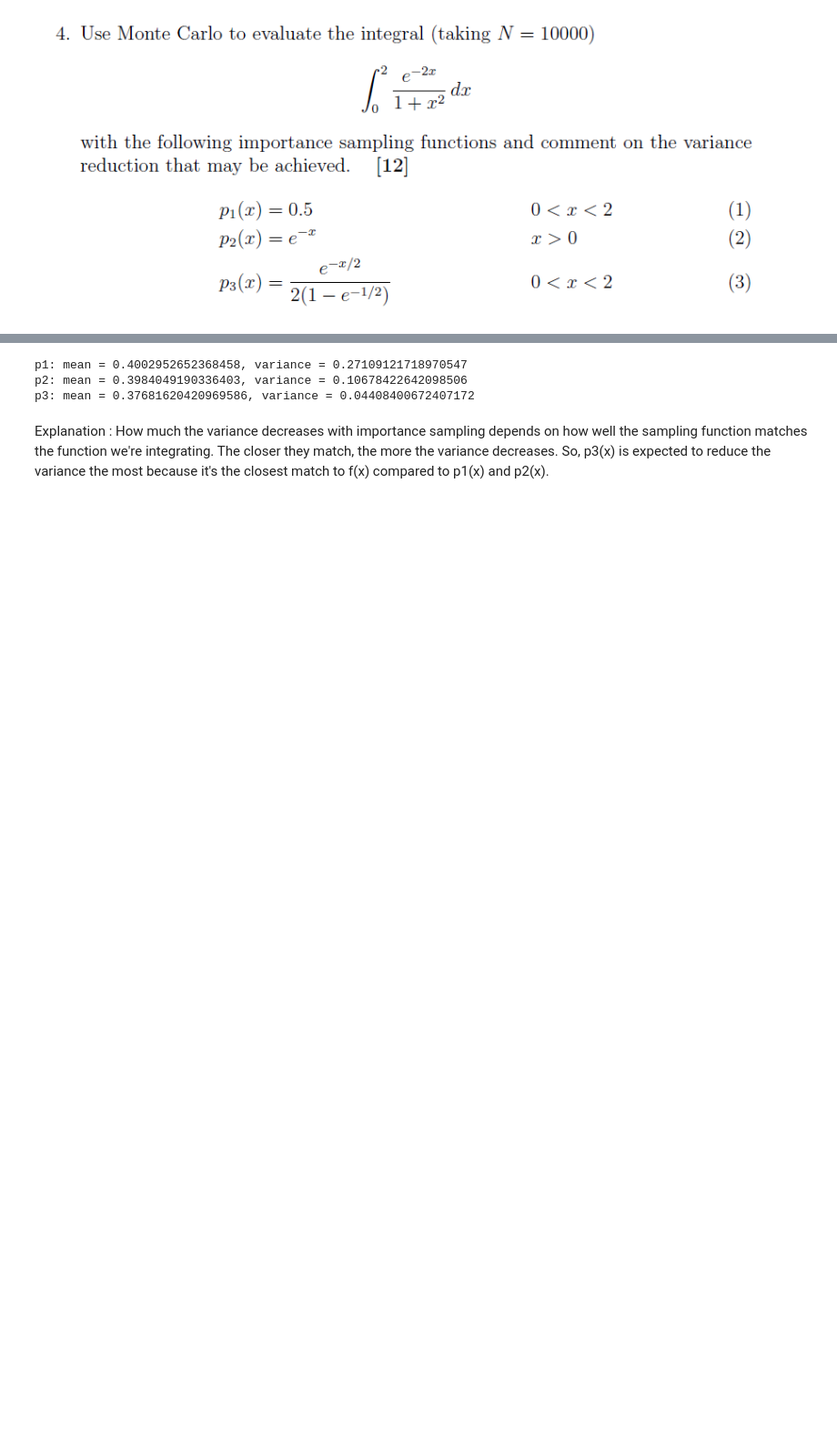
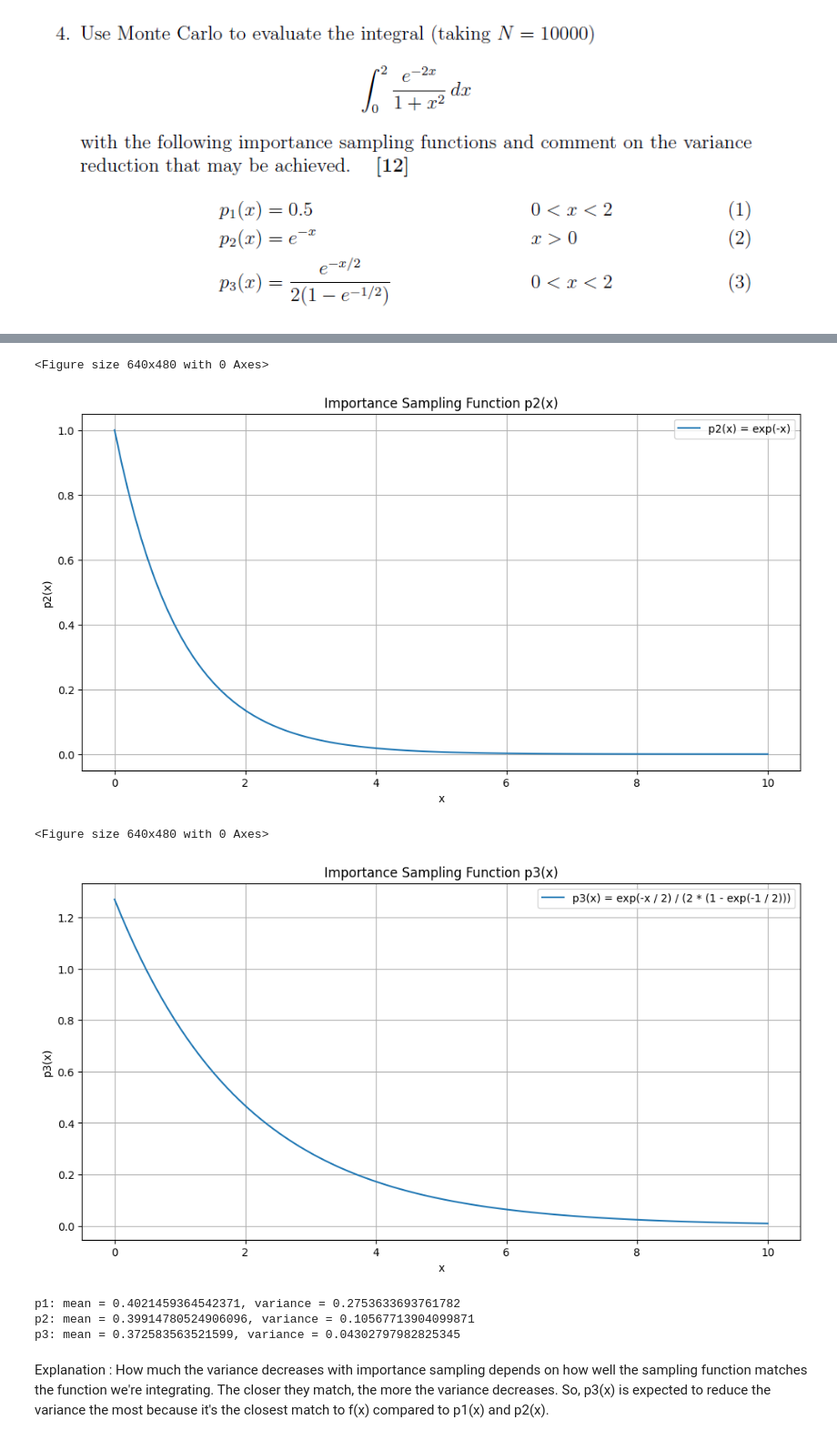
Before and after one commit to sumegha-niser/Computational-Physics, a Jupyter notebook: assignment4.ipynb, the cells around one changed output, grey strips where cells are left out. Shown: that part at 91% size. Drawn from its saved outputs; the diff is of its cells as text; code cells hidden in the pictures; blank space fills up the shorter version.

```diff
--- a/assignment4.ipynb
+++ b/assignment4.ipynb
@@ -127,9 +146,5 @@ plt.show()
 # %%
-import numpy as np
 
-# Define the function to integrate
-def f(x):
-    return np.exp(-2 * x) / (1 + x**2)
 
 # Define the importance sampling functions and their inverse CDFs
 def p1(x):
@@ -141,38 +156,71 @@ def inverse_cdf_p1(y):
 def p2(x):
     return np.exp(-x)
 
+#plot p2(x)
+x = np.linspace(0, 10, 100)
+y = p2(x)
+plt.figure(1)
+plt.figure(figsize=(12, 6))
+plt.plot(x, y, label='p2(x) = exp(-x)')
+plt.xlabel('x')
+plt.ylabel('p2(x)')
+plt.title('Importance Sampling Function p2(x)')
+plt.legend()
+plt.grid(True)
+plt.show()
+
+
 def inverse_cdf_p2(y):
     return -np.log(1 - y)
 
 def p3(x):
     return np.exp(-x / 2) / (2 * (1 - np.exp(-1 / 2)))
+
+#plot p3(x)
+x = np.linspace(0, 10, 100)
+y = p3(x)
+plt.figure(2)
+plt.figure(figsize=(12, 6))
+plt.plot(x, y, label='p3(x) = exp(-x / 2) / (2 * (1 - exp(-1 / 2)))')
+plt.xlabel('x')
+plt.ylabel('p3(x)')
+plt.title('Importance Sampling Function p3(x)')
+plt.legend()
+plt.grid(True)
+plt.show()
+
+
 
 def inverse_cdf_p3(y):
     return -2 * np.log(1 - y * (1 - np.exp(-1 / 2)))
 
 # Number of samples
 N = 10000
 
 # Monte Carlo integration with importance sampling
 def monte_carlo_importance_sampling(f, p, inverse_cdf_p, N):
     U = np.random.uniform(0, 1, N)
     X = inverse_cdf_p(U)
     Y = f(X) / p(X)
     return np.mean(Y), np.var(Y)
 
 # Perform the Monte Carlo integration for each importance sampling function
 mean_p1, var_p1 = monte_carlo_importance_sampling(f, p1, inverse_cdf_p1, N)
 mean_p2, var_p2 = monte_carlo_importance_sampling(f, p2, inverse_cdf_p2, N)
 mean_p3, var_p3 = monte_carlo_importance_sampling(f, p3, inverse_cdf_p3, N)
 
 # Print the results
 print(f"p1: mean = {mean_p1}, variance = {var_p1}")
 print(f"p2: mean = {mean_p2}, variance = {var_p2}")
 print(f"p3: mean = {mean_p3}, variance = {var_p3}")
 # %% [output]
-p1: mean = 0.4002952652368458, variance = 0.27109121718970547
-p2: mean = 0.3984049190336403, variance = 0.10678422642098506
-p3: mean = 0.37681620420969586, variance = 0.04408400672407172
+<Figure size 640x480 with 0 Axes>
+[figure, added]
+<Figure size 640x480 with 0 Axes>
+[figure, added]
+p1: mean = 0.4021459364542371, variance = 0.2753633693761782
+p2: mean = 0.39914780524906096, variance = 0.10567713904099871
+p3: mean = 0.372583563521599, variance = 0.04302797982825345
 # %% [markdown]
 Explanation :
 How much the variance decreases with importance sampling depends on how well the sampling function matches the function we're integrating. The closer they match, the more the variance decreases. So, p3(x) is expected to reduce the variance the most because it's the closest match to f(x) compared to p1(x) and p2(x).
```
Also changed, not shown: parts of 1 cell of this notebook.
